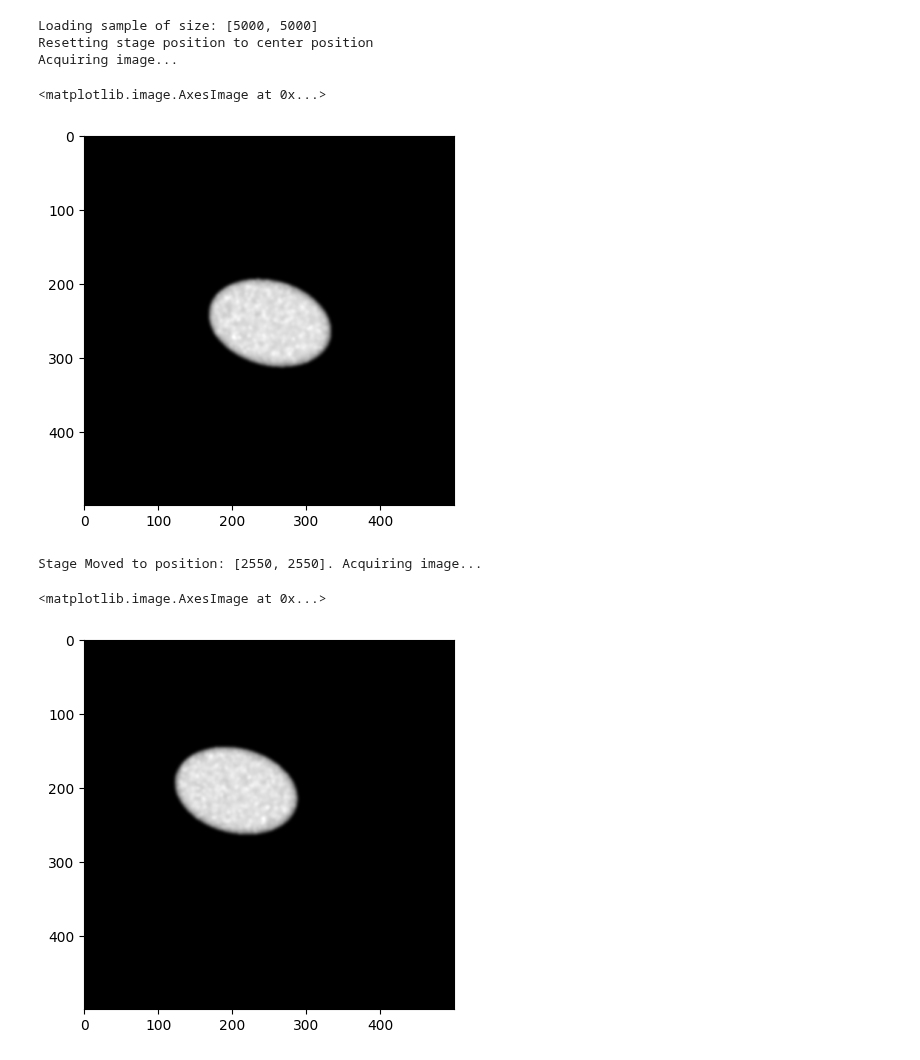
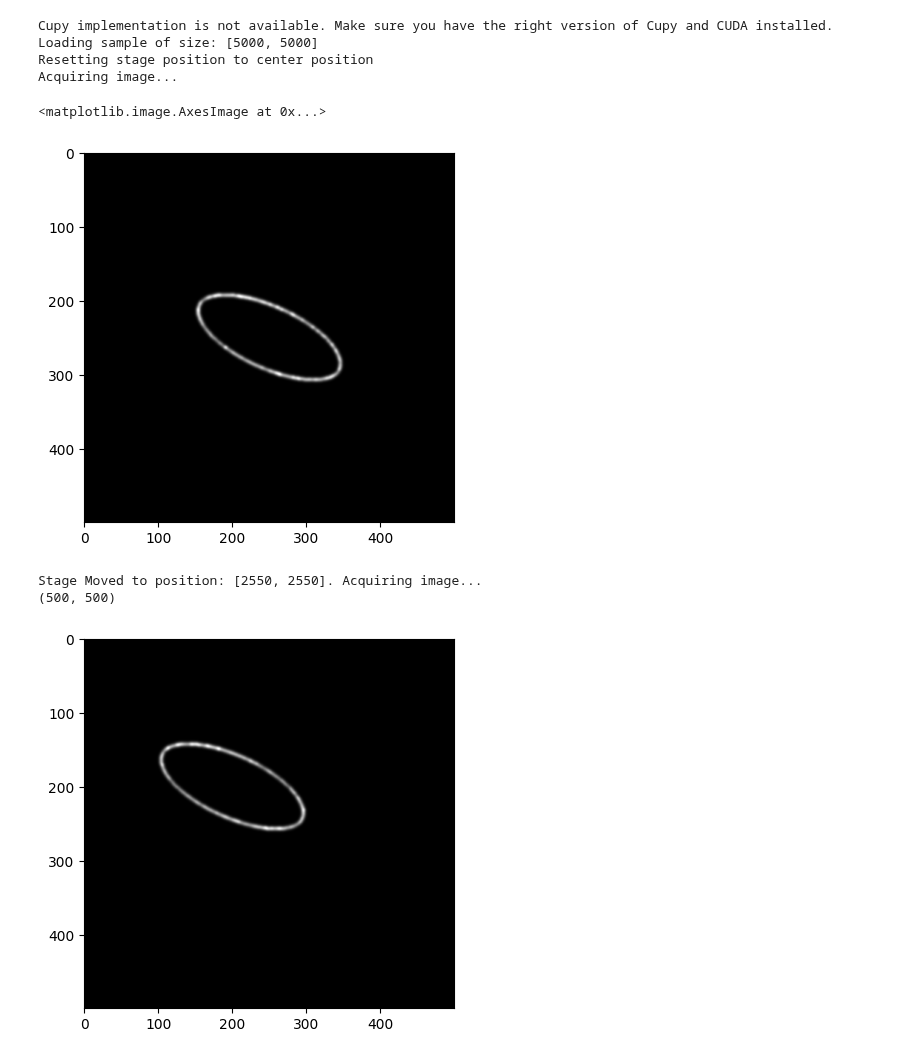
Before and after one commit to HenriquesLab/mAIcroscopysandbox, a Jupyter notebook: notebooks/example_usage.ipynb, the cells around one changed output. Drawn from its saved outputs; the diff is of its cells as text; code cells hidden in the pictures.

```diff
--- a/notebooks/example_usage.ipynb
+++ b/notebooks/example_usage.ipynb
@@ -1,35 +1,38 @@
 # %%
 import math
 from matplotlib import pyplot as plt
 from maicroscopy_sandbox import mAIcroscopySandbox
 from maicroscopy_sandbox.samples.ellipsoid import Ellipsoid
+from maicroscopy_sandbox.smartSRRF import smartSRRF
 
 microscope = mAIcroscopySandbox(fov_size=[500, 500])
 sample = Ellipsoid(
     sample_size=microscope.stage_size,
     bleaching_rate=0.05,
     n_objects=20,
     movement_rate=5,
-    movement_probability=0.7,
-    axis_deformation_probability=0.7,
+    movement_probability=0.0,
+    axis_deformation_probability=0.0,
     axis_deformation_rate=0.1,
     rotation=math.pi*0.5,
-    rotation_probability=0.7,
-    mode="Full",
+    rotation_probability=0.0,
+    mode="Edges",
 )
 microscope.set_laser_power(100)
 frame = microscope.load_sample(sample, acquire=True)
 plt.imshow(frame, vmin=0, cmap="gray")
 # %% [output]
+Cupy implementation is not available. Make sure you have the right version of Cupy and CUDA installed.
 Loading sample of size: [5000, 5000]
 Resetting stage position to center position
 Acquiring image...
 <matplotlib.image.AxesImage at 0x...>
-[figure, old version]
+[figure, new version]
 # %%
 new_frame = microscope.move_stage([50, 50], acquire=True)
 plt.imshow(new_frame, vmin=0, cmap="gray")
+print(new_frame.shape)
 # %% [output]
 Stage Moved to position: [2550, 2550]. Acquiring image...
+(500, 500)
-<matplotlib.image.AxesImage at 0x...>
-[figure, old version]
+[figure, new version]
```
Also changed, not shown: parts of 3 cells of this notebook, 5 other files.
